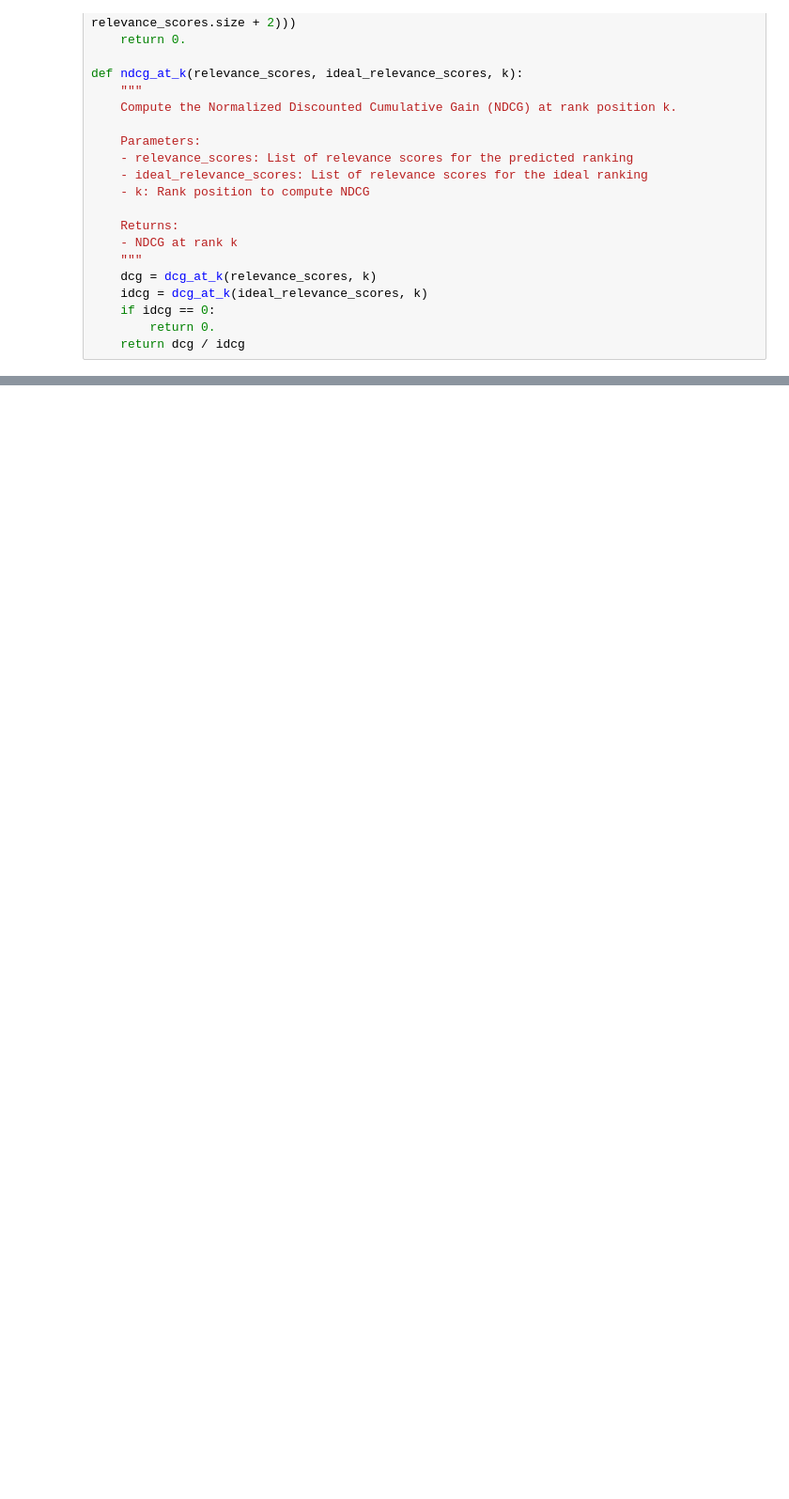
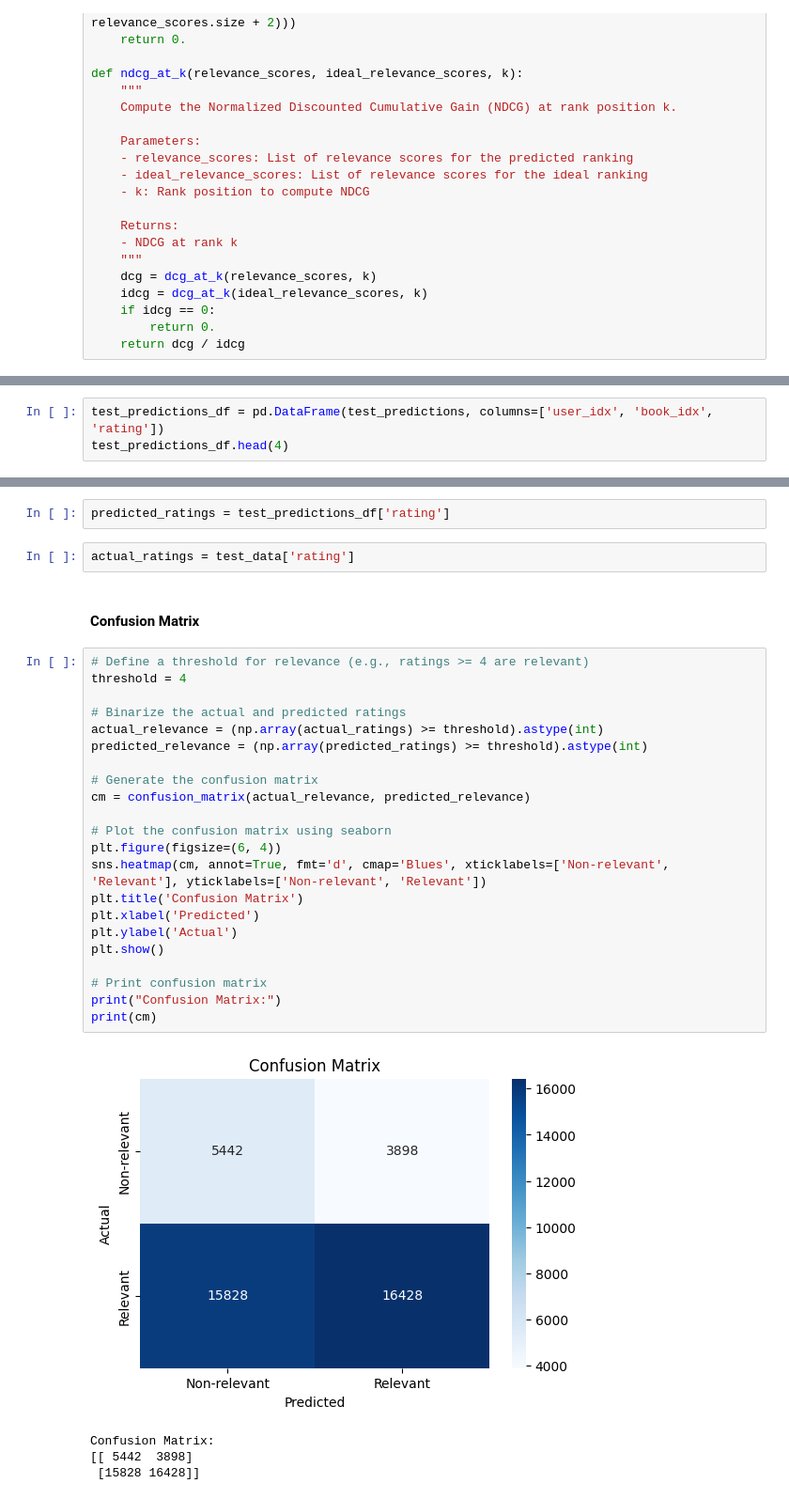
Before and after one commit to Pangerlanger/bt4222-books, a Jupyter notebook: ncf.ipynb, the cells around one changed output, grey strips where cells are left out. Shown at 94% size. Saved outputs shown, nothing was run; the diff lists cells and outputs as text; blank space fills up the shorter version.

```diff
--- a/ncf.ipynb
+++ b/ncf.ipynb
@@ -272,0 +293,3 @@ def ndcg_at_k(relevance_scores, ideal_relevance_scores, k):
+# %%
+test_predictions_df = pd.DataFrame(test_predictions, columns=['user_idx', 'book_idx', 'rating'])
+test_predictions_df.head(4)
@@ -303,0 +378,33 @@ Overall NDCG@10: 0.9450921705690265
+# %%
+predicted_ratings = test_predictions_df['rating']
+# %%
+actual_ratings = test_data['rating']
+# %% [markdown]
+#### Confusion Matrix
+# %%
+# Define a threshold for relevance (e.g., ratings >= 4 are relevant)
+threshold = 4
+
+# Binarize the actual and predicted ratings
+actual_relevance = (np.array(actual_ratings) >= threshold).astype(int)
+predicted_relevance = (np.array(predicted_ratings) >= threshold).astype(int)
+
+# Generate the confusion matrix
+cm = confusion_matrix(actual_relevance, predicted_relevance)
+
+# Plot the confusion matrix using seaborn
+plt.figure(figsize=(6, 4))
+sns.heatmap(cm, annot=True, fmt='d', cmap='Blues', xticklabels=['Non-relevant', 'Relevant'], yticklabels=['Non-relevant', 'Relevant'])
+plt.title('Confusion Matrix')
+plt.xlabel('Predicted')
+plt.ylabel('Actual')
+plt.show()
+
+# Print confusion matrix
+print("Confusion Matrix:")
+print(cm)
+# %% [output]
+[figure, added]
+Confusion Matrix:
+[[ 5442  3898]
+ [15828 16428]]
```
Also changed, not shown: parts of 22 cells of this notebook.
